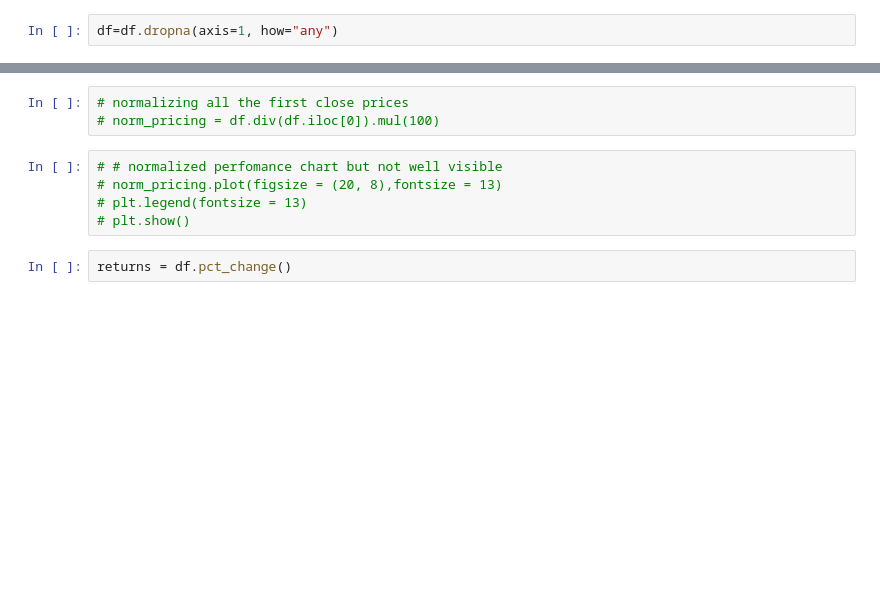
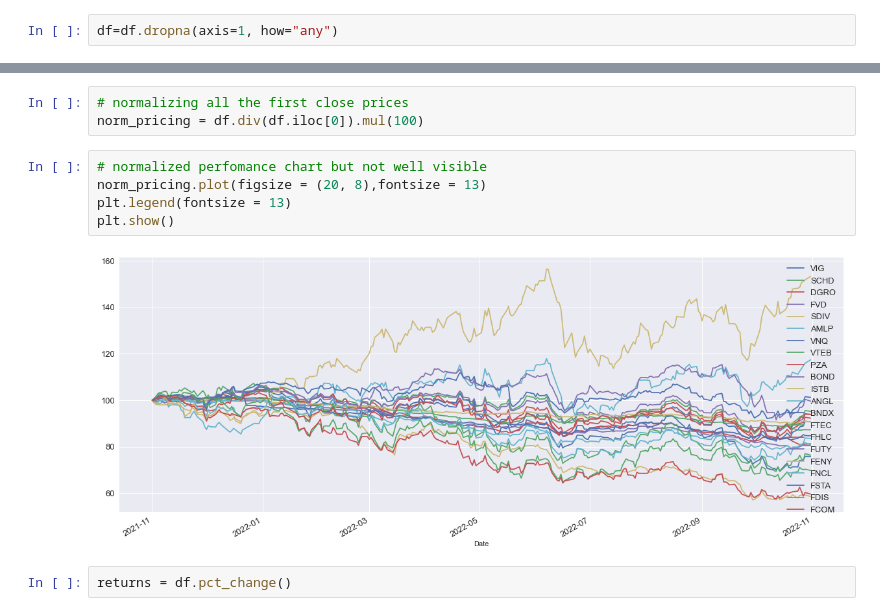
Before and after one commit to lincolnmuriithi11/Stock_Analysis-, a Jupyter notebook: Financial Analysis/modern_portfolio_theory.ipynb, the cells around one changed output, grey strips where cells are left out. Cells and saved outputs as stored; diff of their text form; blank space fills up the shorter version.

```diff
--- a/Financial Analysis/modern_portfolio_theory.ipynb
+++ b/Financial Analysis/modern_portfolio_theory.ipynb
@@ -106,11 +175,13 @@ memory usage: 887.5 KB
 # %%
 # normalizing all the first close prices
-# norm_pricing = df.div(df.iloc[0]).mul(100)
+norm_pricing = df.div(df.iloc[0]).mul(100)
 # %%
-# # normalized perfomance chart but not well visible
-# norm_pricing.plot(figsize = (20, 8),fontsize = 13)
-# plt.legend(fontsize = 13)
-# plt.show()
+# normalized perfomance chart but not well visible
+norm_pricing.plot(figsize = (20, 8),fontsize = 13)
+plt.legend(fontsize = 13)
+plt.show()
+# %% [output]
+[figure, added]
 # %%
 returns = df.pct_change()
 # %%
```
Also changed, not shown: parts of 58 cells of this notebook.
